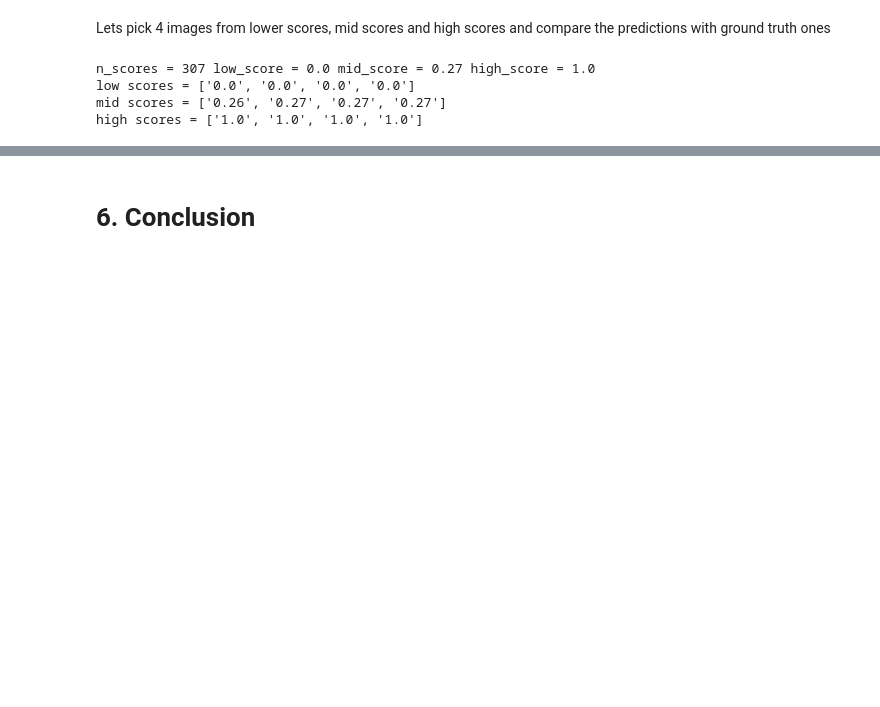
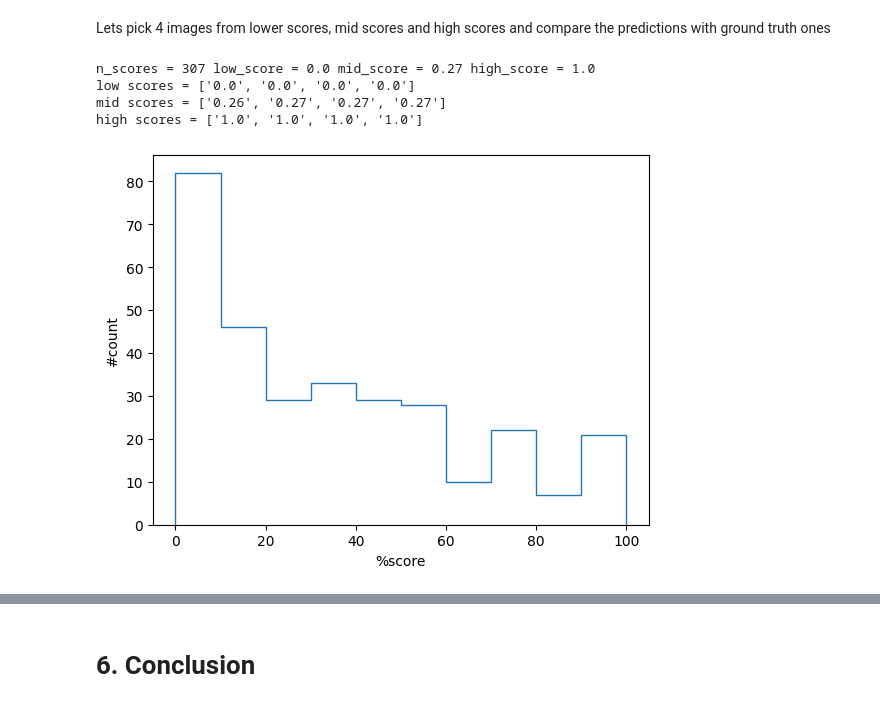
Before and after one commit to nitesr/tryml, a Jupyter notebook: notebooks/cv/group-emotion/group-fer-mini-project-2.ipynb, the cells around one changed output, grey strips where cells are left out. Saved outputs shown, nothing was run; the diff lists cells and outputs as text; code cells hidden in the pictures; blank space fills up the shorter version.

```diff
--- a/notebooks/cv/group-emotion/group-fer-mini-project-2.ipynb
+++ b/notebooks/cv/group-emotion/group-fer-mini-project-2.ipynb
@@ -451,34 +562,36 @@ from matplotlib import pyplot as plt
 import numpy as np
 
 results = best_model[2]
 scores = [(k, results[k]['score']) for k in results.keys()]
 scores.sort(key=lambda a: a[1])
 scores = np.array(scores)
 print(
     "n_scores =", len(scores),
     "low_score =", scores[0][1],
     "mid_score =", scores[len(scores)//2][1],
     "high_score =", scores[len(scores)-1][1]
 )
 
 low_scores = scores[0:4]
 mid_scores = scores[len(scores)//2-2:len(scores)//2+2]
 high_scores = scores[-4:]
 print(
     "low scores =", [s[1] for s in low_scores],
     "\nmid scores =", [s[1] for s in mid_scores],
     "\nhigh scores =", [s[1] for s in high_scores])
 
-counts, bins = np.histogram(np.array([s[1] for s in scores])*100, bins=10)
+
+counts, bins = np.histogram(np.array([float(s[1]) for s in scores])*100)
 plt.stairs(counts, bins)
 plt.xlabel('%score')
 plt.ylabel('#count')
 plt.show()
 # %% [output]
 n_scores = 307 low_score = 0.0 mid_score = 0.27 high_score = 1.0
 low scores = ['0.0', '0.0', '0.0', '0.0']
 mid scores = ['0.26', '0.27', '0.27', '0.27']
 high scores = ['1.0', '1.0', '1.0', '1.0']
+[figure, added]
 # %%
 from pathlib import Path
 from typing import Any
```
Also changed, not shown: parts of 18 cells of this notebook, 5 other files.
